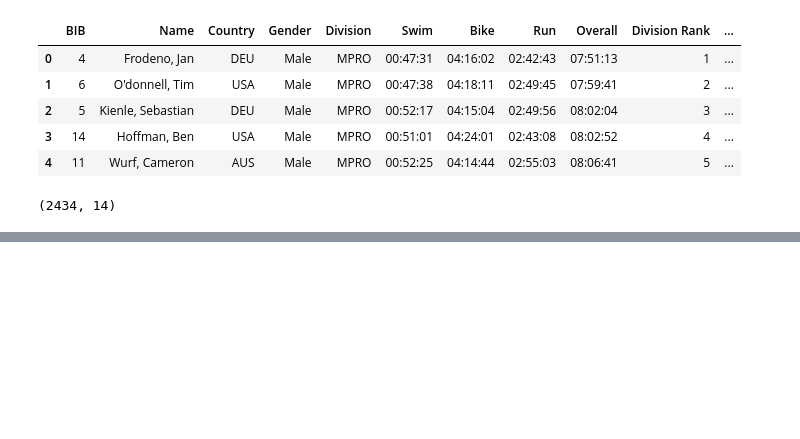
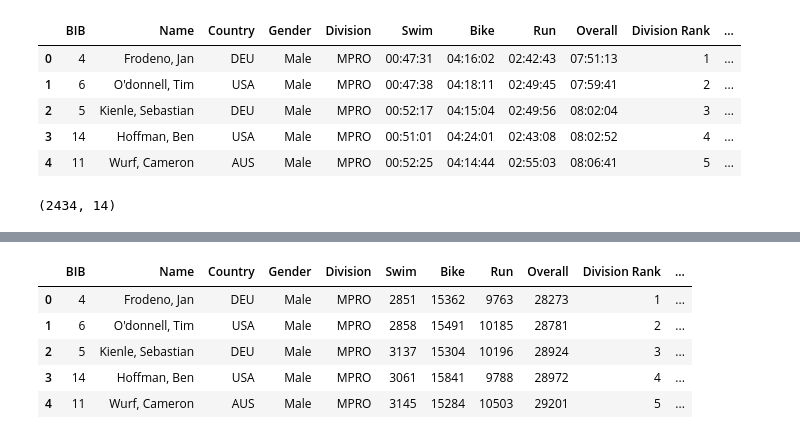
Before and after one commit to Luyyss/iron_man_2019_stats, a Jupyter notebook: app.ipynb, the cells around one changed output, grey strips where cells are left out. Cells and saved outputs as stored; diff of their text form; code cells hidden in the pictures; blank space fills up the shorter version.

```diff
--- a/app.ipynb
+++ b/app.ipynb
@@ -27,0 +131,9 @@ plt.show()
+# %%
+data.head()
+# %% [output]
+|  | BIB | Name | Country | Gender | Division | Swim | Bike | Run | Overall | Division Rank | ... |
+| 0 | 4 | Frodeno, Jan | DEU | Male | MPRO | 2851 | 15362 | 9763 | 28273 | 1 | ... |
+| 1 | 6 | O'donnell, Tim | USA | Male | MPRO | 2858 | 15491 | 10185 | 28781 | 2 | ... |
+| 2 | 5 | Kienle, Sebastian | DEU | Male | MPRO | 3137 | 15304 | 10196 | 28924 | 3 | ... |
+| 3 | 14 | Hoffman, Ben | USA | Male | MPRO | 3061 | 15841 | 9788 | 28972 | 4 | ... |
+| 4 | 11 | Wurf, Cameron | AUS | Male | MPRO | 3145 | 15284 | 10503 | 29201 | 5 | ... |
```
Also changed, not shown: parts of 14 cells of this notebook, 5 other files.
